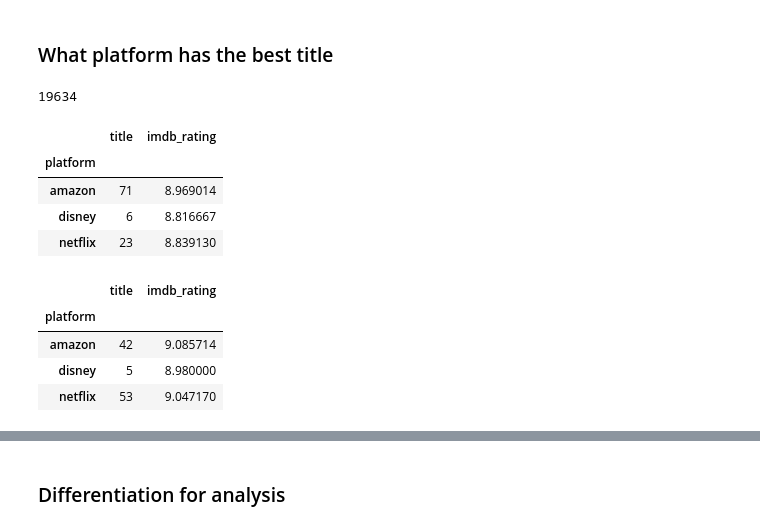
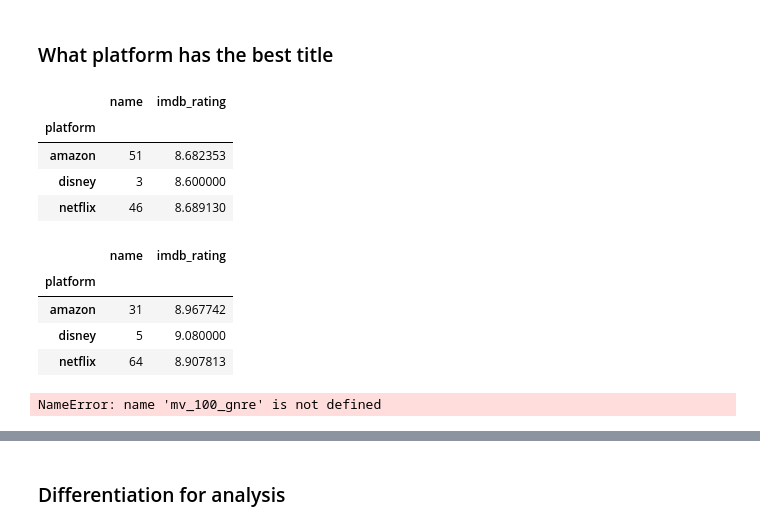
Before and after one commit to jperezllorente/streaming_platforms, a Jupyter notebook: data_analysis.ipynb, the cells around one changed output, grey strips where cells are left out. Drawn from its saved outputs; the diff is of its cells as text; code cells hidden in the pictures.

```diff
--- a/data_analysis.ipynb
+++ b/data_analysis.ipynb
@@ -257,0 +231,8 @@ data.genres = data.genres.replace(to_replace = 'Features', value = '', regex=Tru
+# %%
+data['genres'] = data['genres'].replace('Variety', 'Talk Show and Variety', regex=True)
+# %%
+data['genres'] = data['genres'].replace('Thrillers', 'Thriller', regex=True)
+# %%
+data['genres'] = data['genres'].replace('Soap Opera / Melodrama', 'Soap Opera', regex=True)
+# %%
+data['genres'] = data['genres'].replace('and Culture', '', regex=True)
@@ -558,25 +451,21 @@ data[data.type=='Movie'].groupby('platform').agg({'imdb_rating':
 ### What platform has the best title
 # %%
 top_100_movies = data[data.type == 'Movie'].sort_values('imdb_rating', ascending = False).head(100)
-# %%
-len(complete_countries)
-# %% [output]
-19634
 # %%
 top_100_shows = data[data.type == 'TV Show'].sort_values('imdb_rating', ascending = False).head(100)
 # %%
-top_100_movies.groupby('platform').agg({'title':'count', 'imdb_rating':'mean'})
+top_100_movies.groupby('platform').agg({'name':'count', 'imdb_rating':'mean'})
 # %% [output]
-|  | title | imdb_rating |
+|  | name | imdb_rating |
 | platform |  |  |
-| amazon | 71 | 8.969014 |
-| disney | 6 | 8.816667 |
-| netflix | 23 | 8.839130 |
+| amazon | 51 | 8.682353 |
+| disney | 3 | 8.600000 |
+| netflix | 46 | 8.689130 |
 # %%
-top_100_shows.groupby('platform').agg({'title':'count', 'imdb_rating':'mean'})
+top_100_shows.groupby('platform').agg({'name':'count', 'imdb_rating':'mean'})
 # %% [output]
-|  | title | imdb_rating |
+|  | name | imdb_rating |
 | platform |  |  |
-| amazon | 42 | 9.085714 |
-| disney | 5 | 8.980000 |
-| netflix | 53 | 9.047170 |
+| amazon | 31 | 8.967742 |
+| disney | 5 | 9.080000 |
+| netflix | 64 | 8.907813 |
@@ -582,0 +483,4 @@ top_100_shows.groupby('platform').agg({'title':'count', 'imdb_rating':'mean'})
+# %%
+display_side_by_side(mv_100_gnre,mv_100_cntry, titles=['movie top genres', 'movie top countries'])
+# %% [output]
+NameError: name 'mv_100_gnre' is not defined
```
Also changed, not shown: parts of 129 cells of this notebook.
